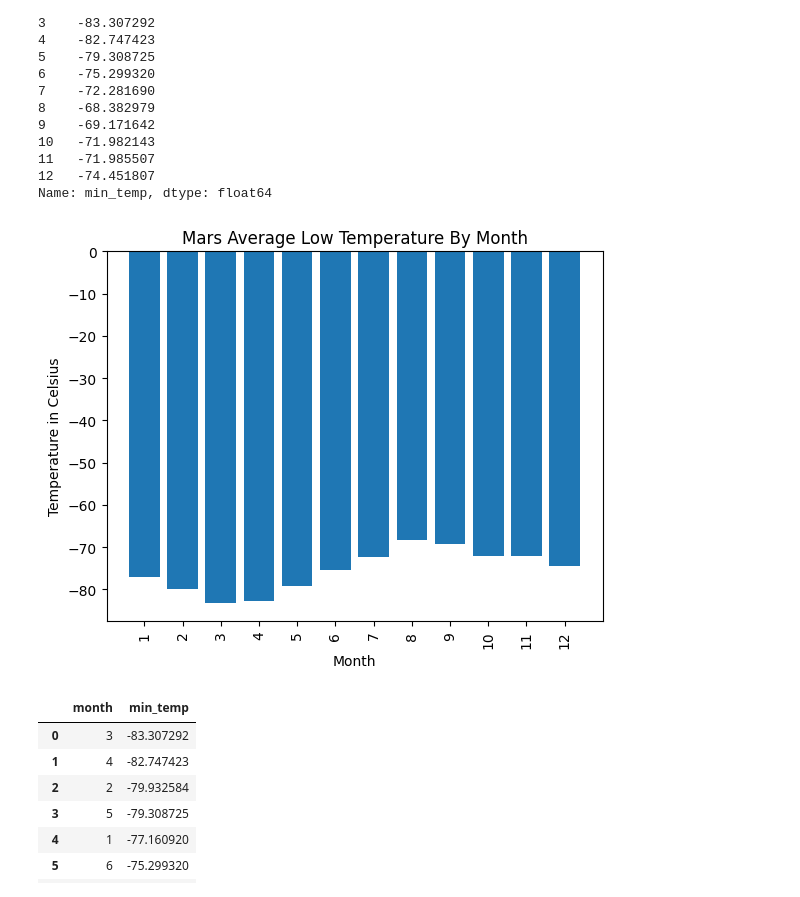
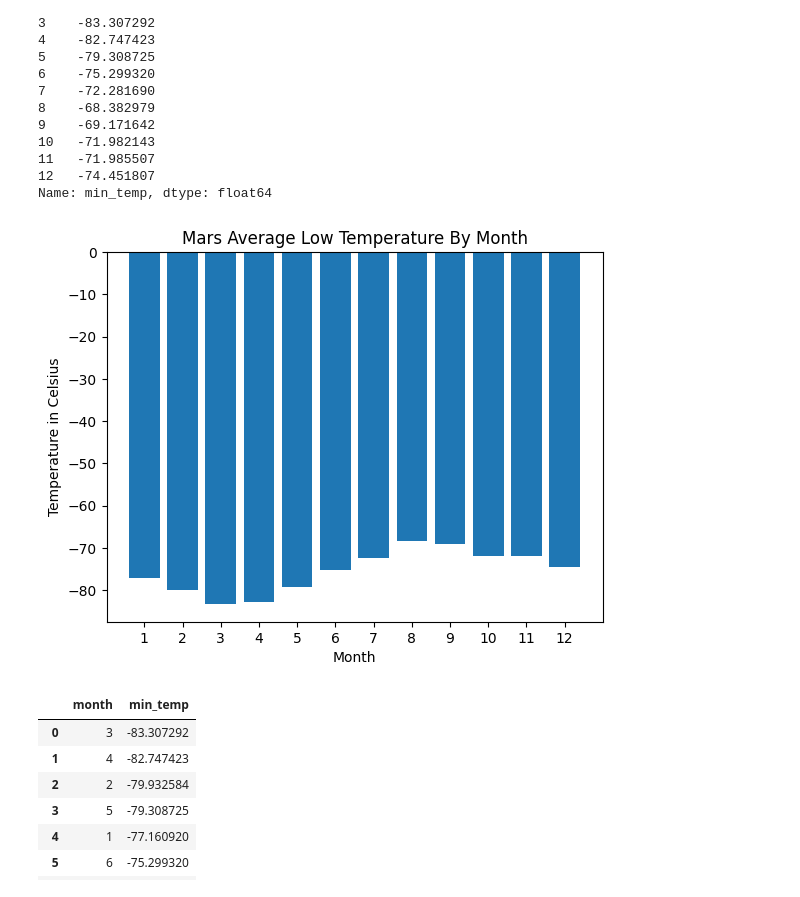
Before and after one commit to samwallach7/11-web_scraping, a Jupyter notebook: part_2_mars_weather.ipynb, the cells around one changed output. Cells and saved outputs as stored; diff of their text form; code cells hidden in the pictures.

```diff
--- a/part_2_mars_weather.ipynb
+++ b/part_2_mars_weather.ipynb
@@ -197,15 +203,15 @@ Name: min_temp, dtype: float64
 # %%
 # Plot the average temperature by month
 x_axis = mars_month_min_temp.index.values
 plt.bar(x_axis, mars_month_min_temp, align="center")
 tick_locations = [value for value in x_axis]
-plt.xticks(tick_locations, rotation="vertical")
+plt.xticks(tick_locations)
 plt.xlabel("Month")
 plt.ylabel("Temperature in Celsius")
 plt.title("Mars Average Low Temperature By Month")
 plt.show()
 # %% [output]
-[figure, old version]
+[figure, new version]
 # %%
 # Identify the coldest and hottest months in Curiosity's location
 temp_sort = mars_month_min_temp.sort_values(ascending=True)
```
Also changed, not shown: parts of 6 cells of this notebook.
